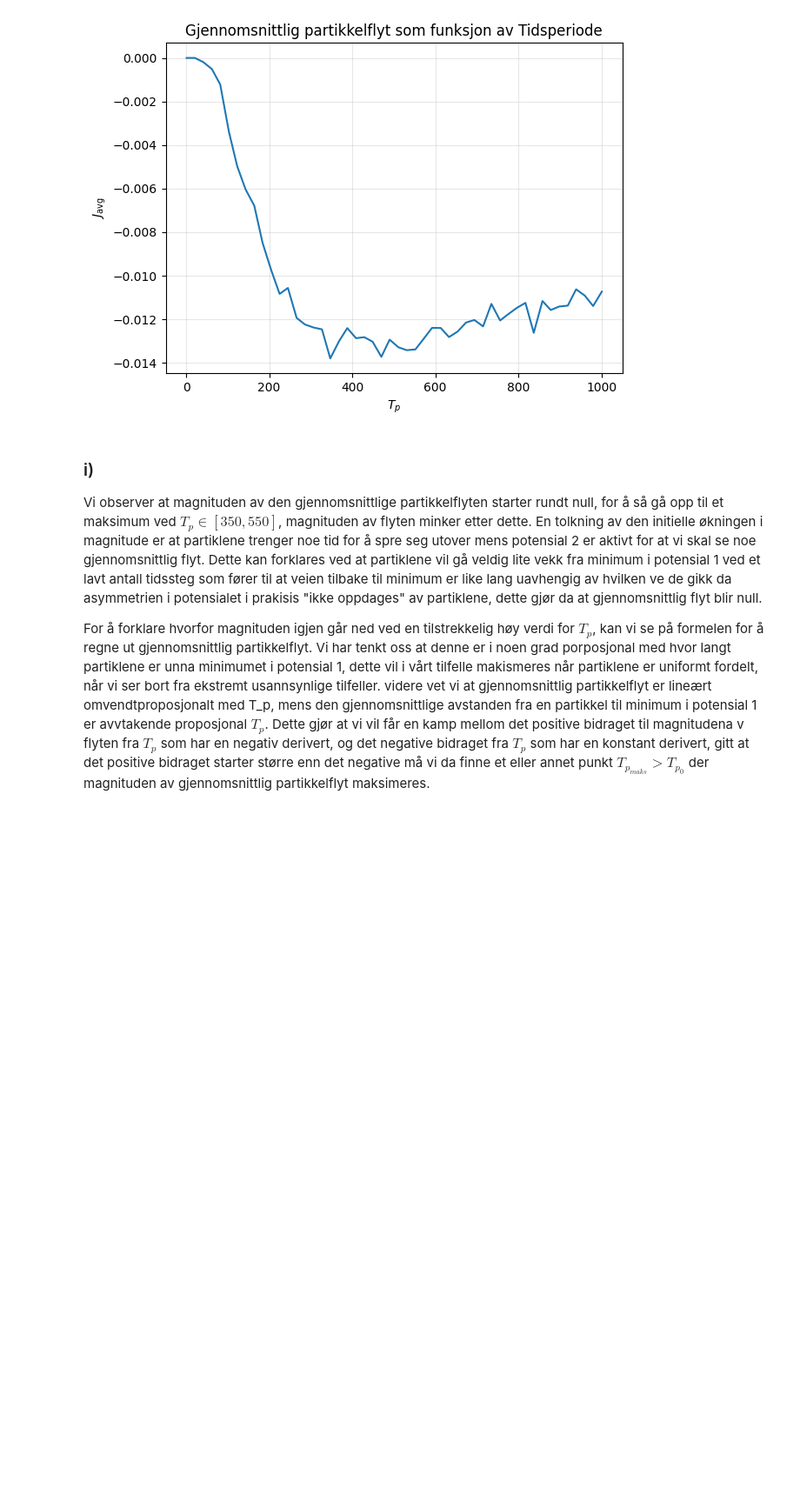
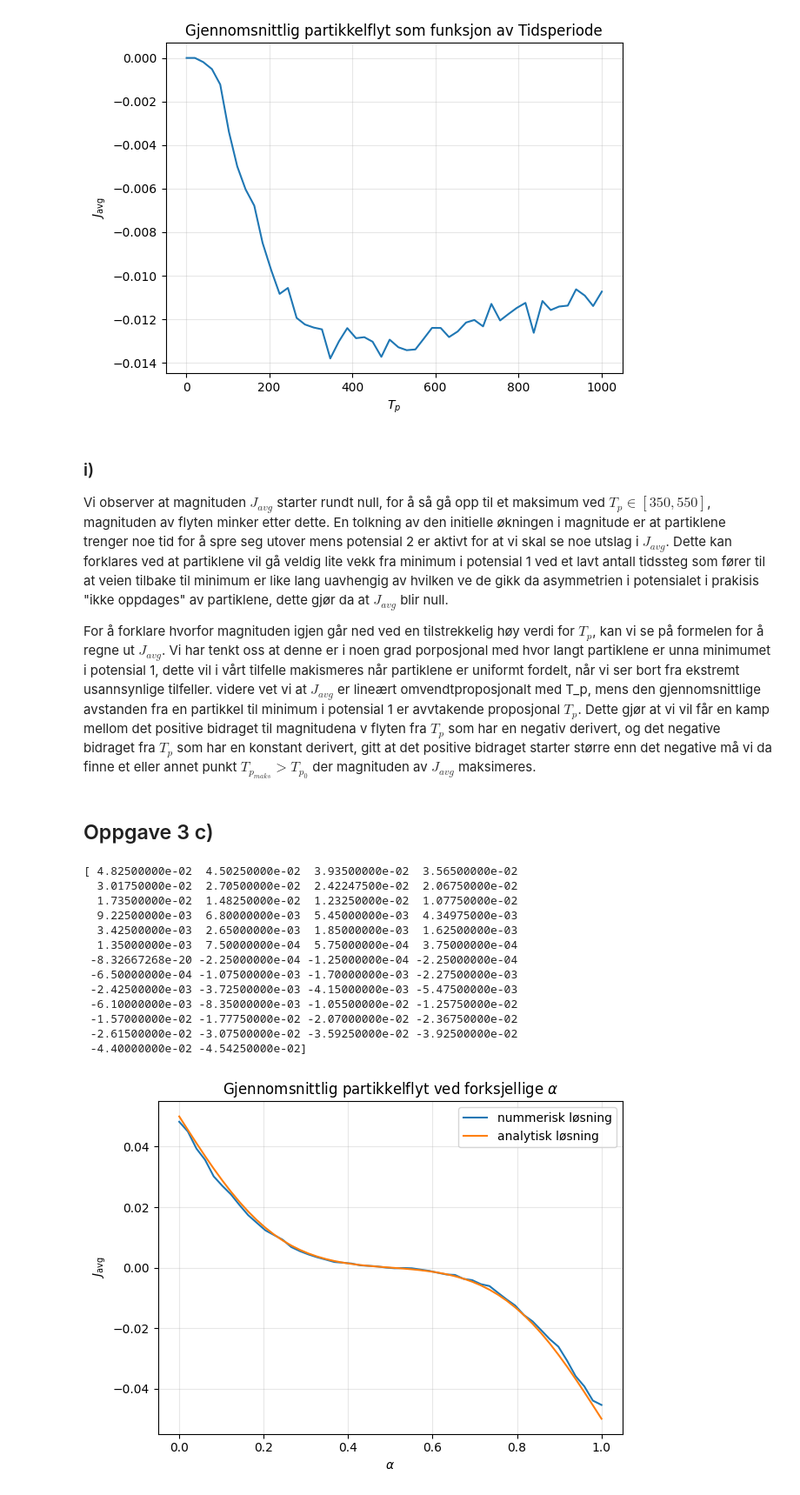
Before and after one commit to fredalex6/TMA4320_Project_2, a Jupyter notebook: oppgaver_elias.ipynb, the cells around one changed output. Shown at 87% size. Cells and saved outputs as stored; diff of their text form; code cells hidden in the pictures; blank space fills up the shorter version.

Commit message:
løsning 3c, rydding i tekstsvar

```diff
--- a/oppgaver_elias.ipynb
+++ b/oppgaver_elias.ipynb
@@ -300,6 +300,49 @@ plt.show()
 [figure]
 # %% [markdown]
 ### i)
-Vi observer at magnituden av den gjennomsnittlige partikkelflyten starter rundt null, for å så gå opp til et maksimum ved $T_p \in [350, 550]$, magnituden av flyten minker etter dette. En tolkning av den initielle økningen i magnitude er at partiklene trenger noe tid for å spre seg utover mens potensial 2 er aktivt for at vi skal se noe gjennomsnittlig flyt. Dette kan forklares ved at partiklene vil gå veldig lite vekk fra minimum i potensial 1 ved et lavt antall tidssteg som fører til at veien tilbake til minimum er like lang uavhengig av hvilken ve de gikk da asymmetrien i potensialet i prakisis "ikke oppdages" av partiklene, dette gjør da at gjennomsnittlig flyt blir null.
+Vi observer at magnituden $J_{avg}$ starter rundt null, for å så gå opp til et maksimum ved $T_p \in [350, 550]$, magnituden av flyten minker etter dette. En tolkning av den initielle økningen i magnitude er at partiklene trenger noe tid for å spre seg utover mens potensial 2 er aktivt for at vi skal se noe utslag i $J_{avg}$. Dette kan forklares ved at partiklene vil gå veldig lite vekk fra minimum i potensial 1 ved et lavt antall tidssteg som fører til at veien tilbake til minimum er like lang uavhengig av hvilken ve de gikk da asymmetrien i potensialet i prakisis "ikke oppdages" av partiklene, dette gjør da at $J_{avg}$ blir null.
 
-For å forklare hvorfor magnituden igjen går ned ved en tilstrekkelig høy verdi for $T_p$, kan vi se på formelen for å regne ut gjennomsnittlig partikkelflyt. Vi har tenkt oss at denne er i noen grad porposjonal med hvor langt partiklene er unna minimumet i potensial 1, dette vil i vårt tilfelle makismeres når partiklene er uniformt fordelt, når vi ser bort fra ekstremt usannsynlige tilfeller. videre vet vi at gjennomsnittlig partikkelflyt er lineært omvendtproposjonalt med T_p, mens den gjennomsnittlige avstanden fra en partikkel til minimum i potensial 1 er avvtakende proposjonal $T_p$. Dette gjør at vi vil får en kamp mellom det positive bidraget til magnitudena v flyten fra $T_p$ som har en negativ derivert, og det negative bidraget fra $T_p$ som har en konstant derivert, gitt at det positive bidraget starter større enn det negative må vi da finne et eller annet punkt $T_{p_{maks}} > T_{p_0}$ der magnituden av gjennomsnittlig partikkelflyt maksimeres.
+For å forklare hvorfor magnituden igjen går ned ved en tilstrekkelig høy verdi for $T_p$, kan vi se på formelen for å regne ut $J_{avg}$. Vi har tenkt oss at denne er i noen grad porposjonal med hvor langt partiklene er unna minimumet i potensial 1, dette vil i vårt tilfelle makismeres når partiklene er uniformt fordelt, når vi ser bort fra ekstremt usannsynlige tilfeller. videre vet vi at $J_{avg}$ er lineært omvendtproposjonalt med T_p, mens den gjennomsnittlige avstanden fra en partikkel til minimum i potensial 1 er avvtakende proposjonal $T_p$. Dette gjør at vi vil får en kamp mellom det positive bidraget til magnitudena v flyten fra $T_p$ som har en negativ derivert, og det negative bidraget fra $T_p$ som har en konstant derivert, gitt at det positive bidraget starter større enn det negative må vi da finne et eller annet punkt $T_{p_{maks}} > T_{p_0}$ der magnituden av $J_{avg}$ maksimeres.
+# %% [markdown]
+## Oppgave 3 c)
+# %%
+import math as math
+
+def analytiskLøsningFlyt(N_x,T_p,alpha):
+    return N_x/(4*T_p)*(math.erfc(alpha*N_x/2*np.sqrt(3/T_p))-math.erfc((1-alpha)*N_x/2*np.sqrt(3/T_p)))
+
+alphaArray = np.linspace(0,1,50)
+
+flytArray_3c = np.zeros(len(T_pArray),dtype=np.float64)
+fasitFlytArray_3c = np.zeros(len(T_pArray),dtype=np.float64)
+for i in range(len(alphaArray)):
+    X, flytGjennomsnitt = Simulasjon3b(500,100,alphaArray[i],1000,40*100,1,100,200,300)
+    flytArray_3c[i] = flytGjennomsnitt
+    fasitFlytArray_3c[i] = analytiskLøsningFlyt(100,500,alphaArray[i])
+
+plt.plot(alphaArray,flytArray_3c, label="nummerisk løsning")
+plt.plot(alphaArray,fasitFlytArray_3c, label="analytisk løsning")
+
+plt.xlabel(r"$\alpha$")
+plt.ylabel(r"$J_{\mathrm{avg}}$")
+plt.title(r"Gjennomsnittlig partikkelflyt ved forksjellige $\alpha$")
+
+plt.grid(True, alpha=0.3)
+plt.legend()
+plt.tight_layout()
+plt.show()
+# %% [output]
+[ 4.82500000e-02  4.50250000e-02  3.93500000e-02  3.56500000e-02
+  3.01750000e-02  2.70500000e-02  2.42247500e-02  2.06750000e-02
+  1.73500000e-02  1.48250000e-02  1.23250000e-02  1.07750000e-02
+  9.22500000e-03  6.80000000e-03  5.45000000e-03  4.34975000e-03
+  3.42500000e-03  2.65000000e-03  1.85000000e-03  1.62500000e-03
+  1.35000000e-03  7.50000000e-04  5.75000000e-04  3.75000000e-04
+ -8.32667268e-20 -2.25000000e-04 -1.25000000e-04 -2.25000000e-04
+ -6.50000000e-04 -1.07500000e-03 -1.70000000e-03 -2.27500000e-03
+ -2.42500000e-03 -3.72500000e-03 -4.15000000e-03 -5.47500000e-03
+ -6.10000000e-03 -8.35000000e-03 -1.05500000e-02 -1.25750000e-02
+ -1.57000000e-02 -1.77750000e-02 -2.07000000e-02 -2.36750000e-02
+ -2.61500000e-02 -3.07500000e-02 -3.59250000e-02 -3.92500000e-02
+ -4.40000000e-02 -4.54250000e-02]
+[figure, added]
```
Also changed, not shown: parts of 3 cells of this notebook.
